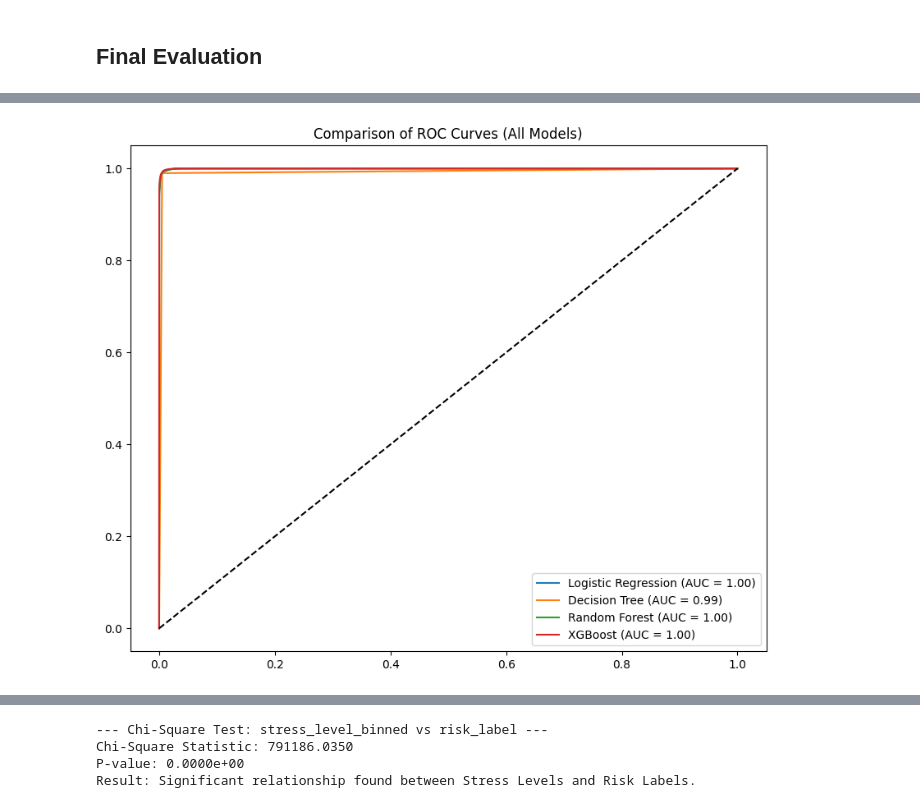
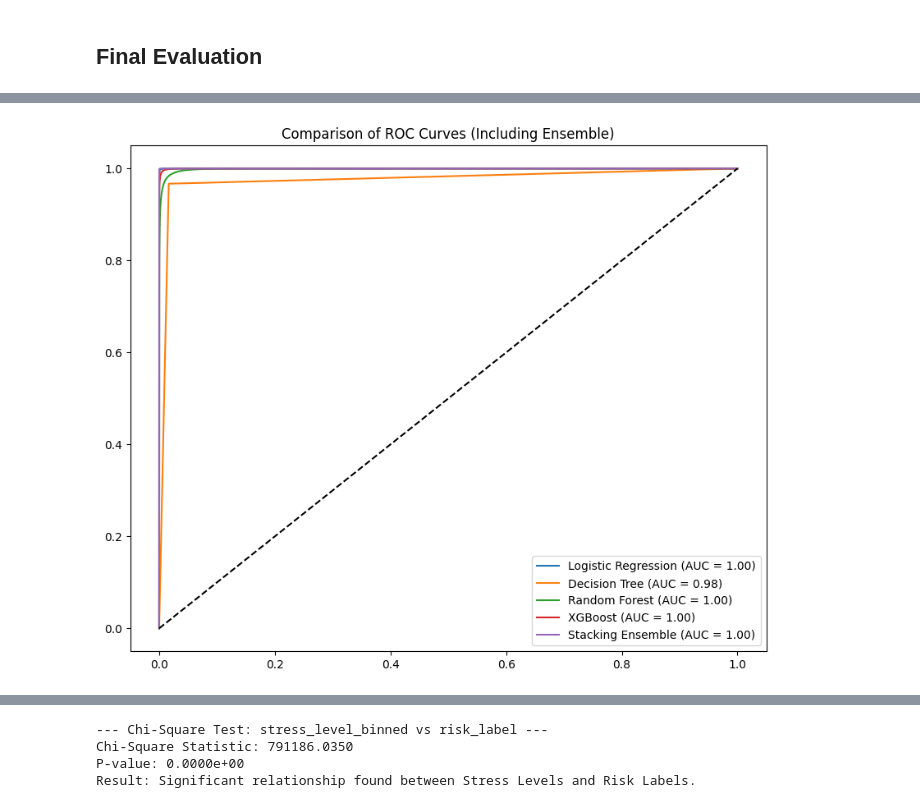
Before and after one commit to X4201/fyp_Degree, a Jupyter notebook: fyp - Burnout level prediction.ipynb, the cells around one changed output, grey strips where cells are left out. Saved outputs shown, nothing was run; the diff lists cells and outputs as text; code cells hidden in the pictures.

```diff
--- a/fyp - Burnout level prediction.ipynb
+++ b/fyp - Burnout level prediction.ipynb
@@ -27,13 +33,20 @@ dataset_BurnoutLevel = "C:/Users/Jia Xuan/Downloads/fyp-linked-github/fyp_Degree
 df2 = pd.read_json(dataset_BurnoutLevel)
 # %%
 useless_cols = ['employee_id','department', 'role','job_level','tenure_months','salary',
-                'workload_score','team_sentiment','recent_feedback', 'performance_score',
+                'team_sentiment','recent_feedback', 'performance_score',
                 'communication_patterns', 'training_participation','collaboration_score',
                 'technical_skills', 'soft_skills', 'email_sentiment','slack_activity','meeting_participation',
                 'turnover_reason', 'risk_factors_summary','turnover_probability_generated','overtime_hours',
                 'risk_factors_summary', 'persona_name','role_complexity_score','career_progression_score','left_company']
 
 df2 = df2.drop(columns=useless_cols)
+# %%
+df2['satisfaction_score'] = df2['satisfaction_score']*10
+df2['project_completion_rate'] = df2['project_completion_rate']*10
+df2['goal_achievement_rate'] = df2['goal_achievement_rate']*10
+df2['stress_level'] = df2['stress_level']*10
+df2['burnout_risk'] = df2['burnout_risk']*10
+df2['workload_score'] = df2['workload_score']*10
 # %% [markdown]
 # Data Understanding
 # %%
@@ -222,10 +240,9 @@ memory usage: 38.8 MB
 # %% [markdown]
 # Target Analysis
 # %%
-# Create a new column for Classification
 def create_risk_category(score):
-    if score < 0.4: return 'Low'
-    elif score < 0.7: return 'Medium'
+    if score < 4: return 'Low'
+    elif score < 7: return 'Medium'
     else: return 'High'
 
 df2['risk_label'] = df2['burnout_risk'].apply(create_risk_category)
@@ -407,16 +496,10 @@ print(df_comparison)
 # %%
-from sklearn.metrics import ConfusionMatrixDisplay
-
-fig, axes = plt.subplots(2, 2, figsize=(15, 12))
-axes = axes.flatten()
-
-for i, (name, model) in enumerate(best_estimators.items()):
+fig, axes = plt.subplots(1, 5, figsize=(25, 5)) # Adjusted for 5 models
+for i, (name, model) in enumerate(all_models.items()):
     y_pred = model.predict(X_test)
     cm = confusion_matrix(y_test, y_pred)
     disp = ConfusionMatrixDisplay(confusion_matrix=cm, display_labels=le.classes_)
-    disp.plot(cmap='RdPu', values_format = 'd', ax=axes[i], colorbar=False)
-    axes[i].set_title(f"Confusion Matrix: {name}")
-
-plt.tight_layout()
+    disp.plot(cmap='RdPu', values_format='d', ax=axes[i], colorbar=False)
+    axes[i].set_title(name)
 plt.show()
 # %% [output]
@@ -471,19 +507,13 @@ for name, model in models_to_compare.items():
 # %%
-from sklearn.calibration import label_binarize
-from sklearn.metrics import auc, roc_curve
-
-
 plt.figure(figsize=(10, 8))
-
-for name, model in best_estimators.items():
+for name, model in all_models.items():
     y_prob = model.predict_proba(X_test)
-    # Using macro-average for multi-class ROC
     fpr, tpr, _ = roc_curve(label_binarize(y_test, classes=[0,1,2]).ravel(), y_prob.ravel())
     plt.plot(fpr, tpr, label=f"{name} (AUC = {auc(fpr, tpr):.2f})")
 
 plt.plot([0, 1], [0, 1], 'k--')
-plt.title("Comparison of ROC Curves (All Models)")
+plt.title("Comparison of ROC Curves (Including Ensemble)")
 plt.legend()
 plt.show()
 # %% [output]
-[figure, old version]
+[figure, new version]
```
Also changed, not shown: parts of 31 cells of this notebook, 3 other files.
